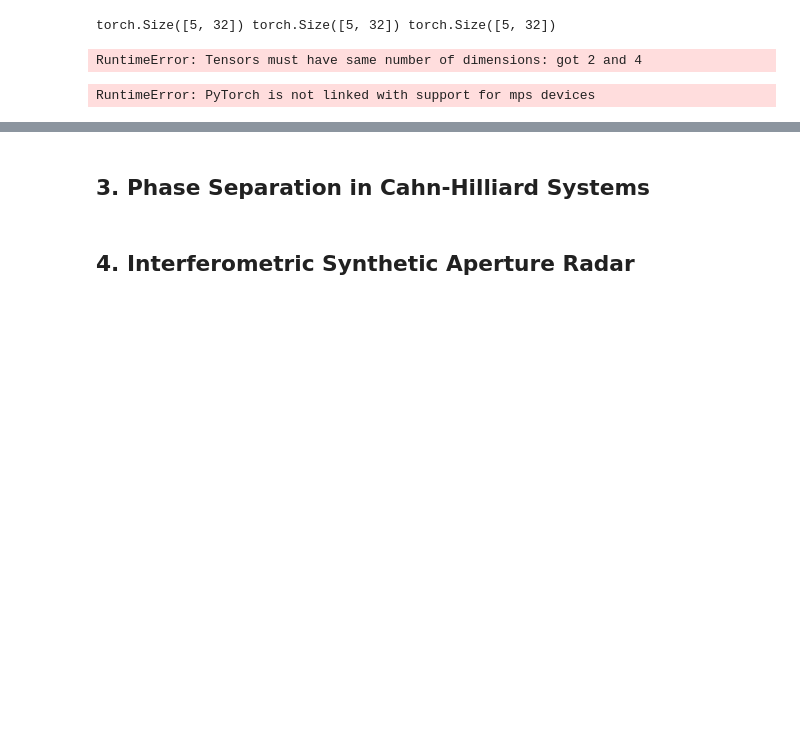
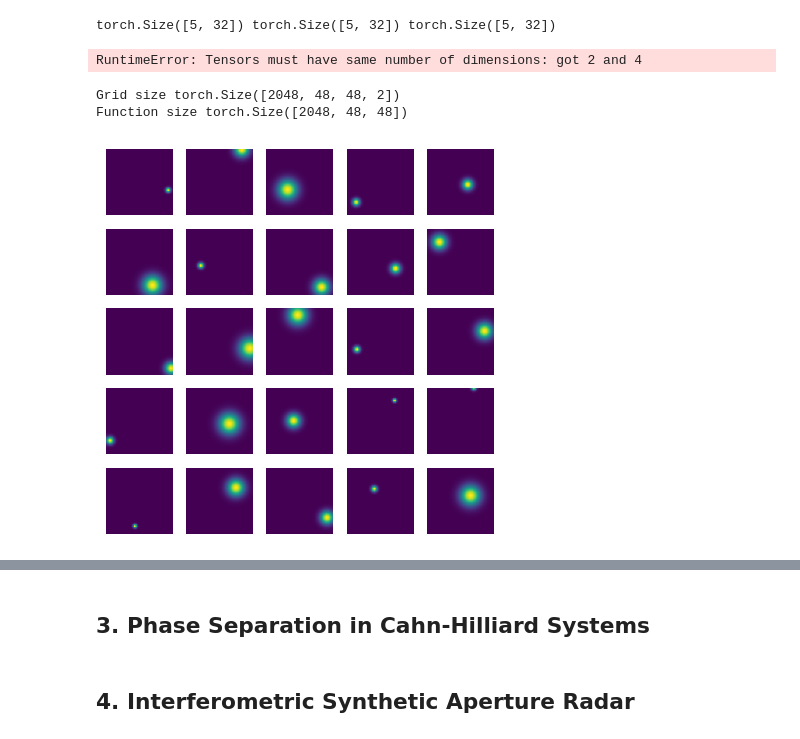
Before and after one commit to iSach/vano, a Jupyter notebook: playground.ipynb, the cells around one changed output, grey strips where cells are left out. Saved outputs shown, nothing was run; the diff lists cells and outputs as text; code cells hidden in the pictures; blank space fills up the shorter version.

Commit message:
cuda & mps support

```diff
--- a/playground.ipynb
+++ b/playground.ipynb
@@ -15,6 +15,10 @@ import torch.distributions as dists
 
 from neuralop.models import FNO
 
-device = 'cpu'
 if torch.cuda.is_available():
+    device = 'cuda'
+elif torch.backends.mps.is_available():
     device = 'mps'
+else:
+    device = 'cpu'
+print(device)
@@ -171,34 +177,36 @@ def gen_datasets(N=1, device='cpu'):
         torch.tensor([mu_x[i], mu_y[i]]),
         covariance_matrix=(sigma[i]**2 * torch.eye(2))
         ).log_prob(grid) for i in range(N)], dim=0)
 
     return x.to(device), y.exp().to(device)
 
 # Generate datasets
 N_train = 2048
 N_test = 32
 
-train_data = gen_datasets(N_train, device='mps')
-test_data = gen_datasets(N_test, device='mps')
+train_data = gen_datasets(N_train, device=device)
+test_data = gen_datasets(N_test, device=device)
 
 train_dataset = torch.utils.data.TensorDataset(*train_data)
 test_dataset = torch.utils.data.TensorDataset(*test_data)
 train_loader = torch.utils.data.DataLoader(train_dataset, batch_size=32, shuffle=True)
 test_loader = torch.utils.data.DataLoader(test_dataset, batch_size=32, shuffle=False)
 
 print("Grid size", train_data[0].shape)
 print("Function size", train_data[1].shape)
 
 # Plot a grid with 10x10 sample functions
 example_fcts = train_data[1][:100].reshape(10, 10, 48, 48).cpu().numpy()
 grid_size = 5
 fig, ax = plt.subplots(grid_size, grid_size, figsize=(grid_size, grid_size))
 for i in range(grid_size):
     for j in range(grid_size):
         data = example_fcts[i, j]
         ax[i, j].imshow(data)
         ax[i, j].axis('off')
 plt.show()
 # %% [output]
-RuntimeError: PyTorch is not linked with support for mps devices
+Grid size torch.Size([2048, 48, 48, 2])
+Function size torch.Size([2048, 48, 48])
+[figure, added]
 # %%
```
Also changed, not shown: parts of 2 cells of this notebook.
